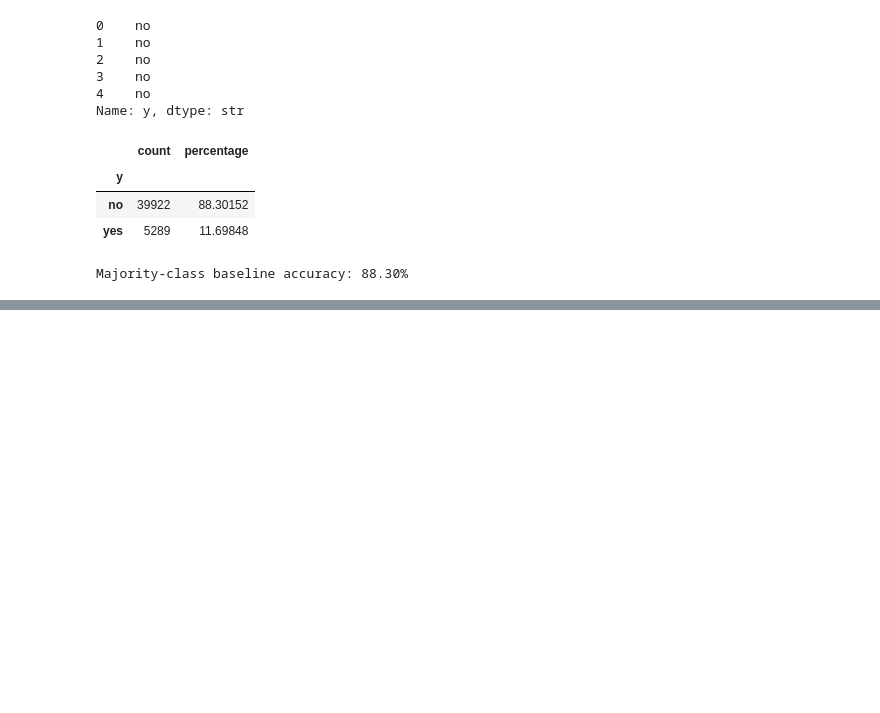
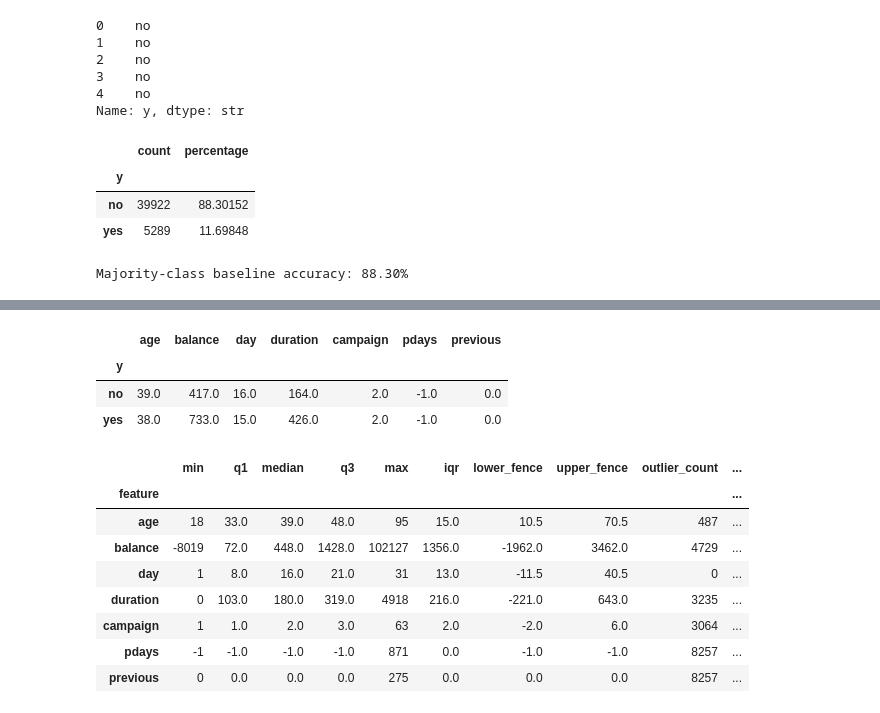
Before and after one commit to TilokJahan/BankMarketingMachineLearningProject, a Jupyter notebook: notebooks/01_eda.ipynb, the cells around one changed output, grey strips where cells are left out. Drawn from its saved outputs; the diff is of its cells as text; code cells hidden in the pictures; blank space fills up the shorter version.

```diff
--- a/notebooks/01_eda.ipynb
+++ b/notebooks/01_eda.ipynb
@@ -102,0 +152,37 @@ Majority-class baseline accuracy: 88.30%
+# %%
+# compare numerical medians by target
+num_summary = df.groupby("y")[num_cols].median()
+num_summary
+# %% [output]
+|  | age | balance | day | duration | campaign | pdays | previous |
+| y |  |  |  |  |  |  |  |
+| no | 39.0 | 417.0 | 16.0 | 164.0 | 2.0 | -1.0 | 0.0 |
+| yes | 38.0 | 733.0 | 15.0 | 426.0 | 2.0 | -1.0 | 0.0 |
+# %%
+# check numerical ranges and IQR outliers
+rows = []
+for col in num_cols:
+    q1 = df[col].quantile(0.25)
+    q3 = df[col].quantile(0.75)
+    iqr = q3 - q1
+    low = q1 - 1.5 * iqr
+    high = q3 + 1.5 * iqr
+    outliers = (df[col] < low) | (df[col] > high)
+    rows.append([col, df[col].min(), q1, df[col].median(), q3,
+                 df[col].max(), iqr, low, high, outliers.sum(), outliers.mean() * 100])
+
+outlier_summary = pd.DataFrame(rows, columns=[
+    "feature", "min", "q1", "median", "q3", "max", "iqr",
+    "lower_fence", "upper_fence", "outlier_count", "outlier_percentage"
+]).set_index("feature")
+outlier_summary.round(2)
+# %% [output]
+|  | min | q1 | median | q3 | max | iqr | lower_fence | upper_fence | outlier_count | ... |
+| feature |  |  |  |  |  |  |  |  |  | ... |
+| age | 18 | 33.0 | 39.0 | 48.0 | 95 | 15.0 | 10.5 | 70.5 | 487 | ... |
+| balance | -8019 | 72.0 | 448.0 | 1428.0 | 102127 | 1356.0 | -1962.0 | 3462.0 | 4729 | ... |
+| day | 1 | 8.0 | 16.0 | 21.0 | 31 | 13.0 | -11.5 | 40.5 | 0 | ... |
+| duration | 0 | 103.0 | 180.0 | 319.0 | 4918 | 216.0 | -221.0 | 643.0 | 3235 | ... |
+| campaign | 1 | 1.0 | 2.0 | 3.0 | 63 | 2.0 | -2.0 | 6.0 | 3064 | ... |
+| pdays | -1 | -1.0 | -1.0 | -1.0 | 871 | 0.0 | -1.0 | -1.0 | 8257 | ... |
+| previous | 0 | 0.0 | 0.0 | 0.0 | 275 | 0.0 | 0.0 | 0.0 | 8257 | ... |
```
Also changed, not shown: parts of 16 cells of this notebook.
